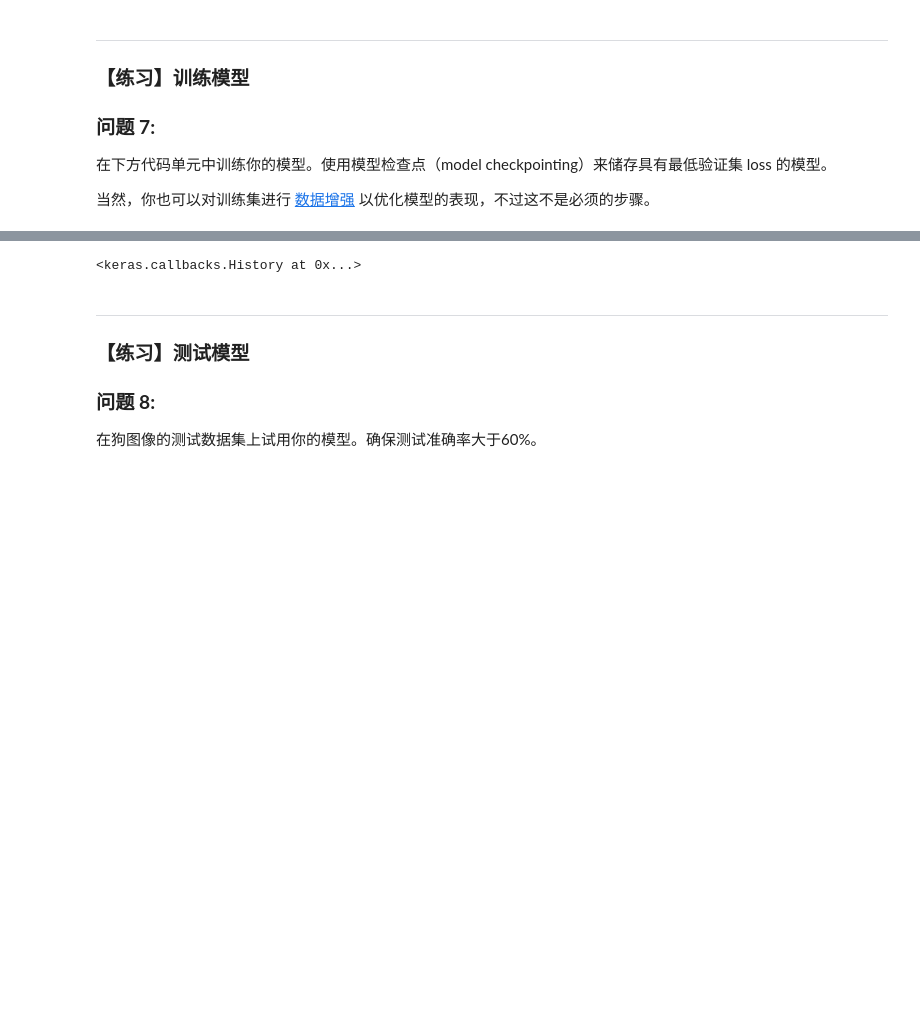
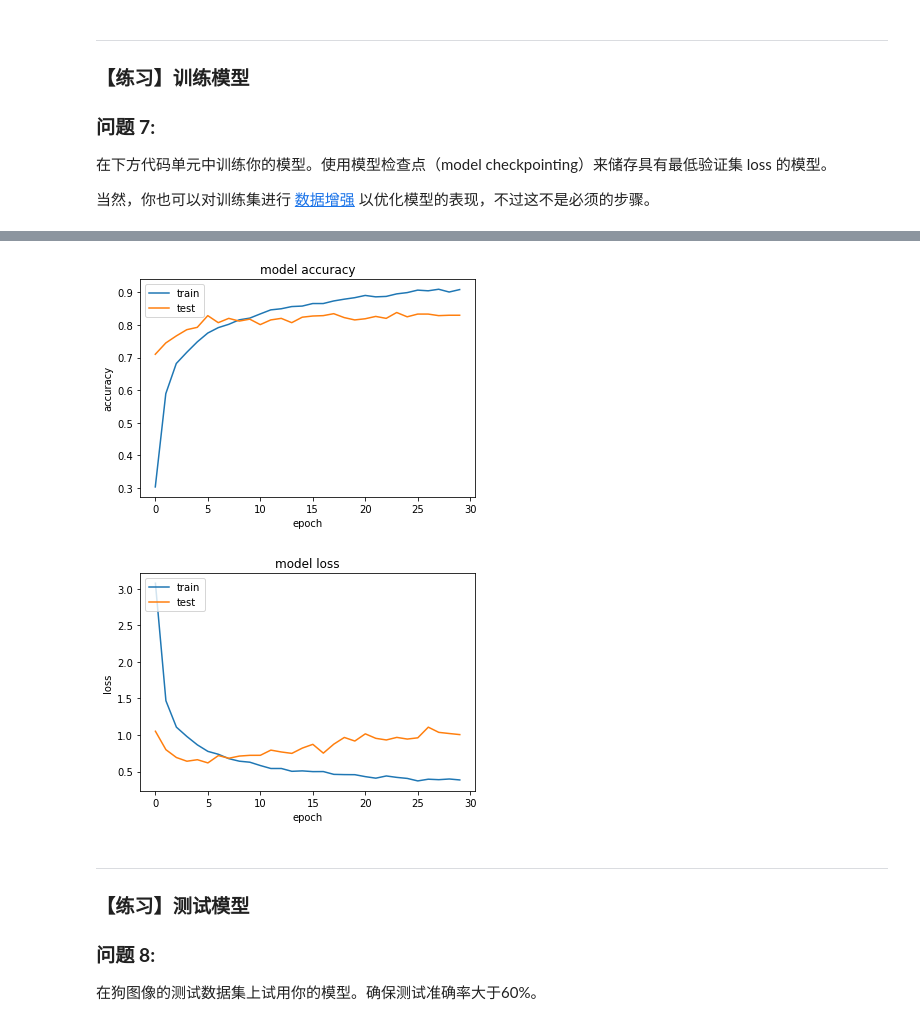
Before and after one commit to MilesWangSeven/dog_project, a Jupyter notebook: dog_app.ipynb, the cells around one changed output, grey strips where cells are left out. Saved outputs shown, nothing was run; the diff lists cells and outputs as text; code cells hidden in the pictures; blank space fills up the shorter version.

```diff
--- a/dog_app.ipynb
+++ b/dog_app.ipynb
@@ -701,9 +703,25 @@ Resnet50_model.compile(loss='categorical_crossentropy', optimizer='rmsprop', met
 ### TODO: 训练模型
 checkpointer = ModelCheckpoint(filepath='saved_models/weights.best.Resnet50.hdf5',
                               verbose=1, save_best_only=True)
-Resnet50_model.fit(train_Resnet50,train_targets,
+history = Resnet50_model.fit(train_Resnet50,train_targets,
                   validation_data=(valid_Resnet50,valid_targets),
                   epochs=30, batch_size=20, callbacks=[checkpointer], verbose=1)
+
+plt.plot(history.history['acc'])
+plt.plot(history.history['val_acc'])
+plt.title('model accuracy')
+plt.ylabel('accuracy')
+plt.xlabel('epoch')
+plt.legend(['train', 'test'], loc='upper left')
+plt.show()
+
+plt.plot(history.history['loss'])
+plt.plot(history.history['val_loss'])
+plt.title('model loss')
+plt.ylabel('loss')
+plt.xlabel('epoch')
+plt.legend(['train', 'test'], loc='upper left')
+plt.show()
 # %% [output]
 Train on 6680 samples, validate on 835 samples
 Epoch 1/30
@@ -725,4 +743,5 @@ Epoch 30/30
-<keras.callbacks.History at 0x...>
+[figure, added]
+[figure, added]
 # %%
 ### TODO: 加载具有最佳验证loss的模型权重
 Resnet50_model.load_weights('saved_models\weights.best.Resnet50.hdf5')
```
Also changed, not shown: parts of 13 cells of this notebook, 1 other file.
